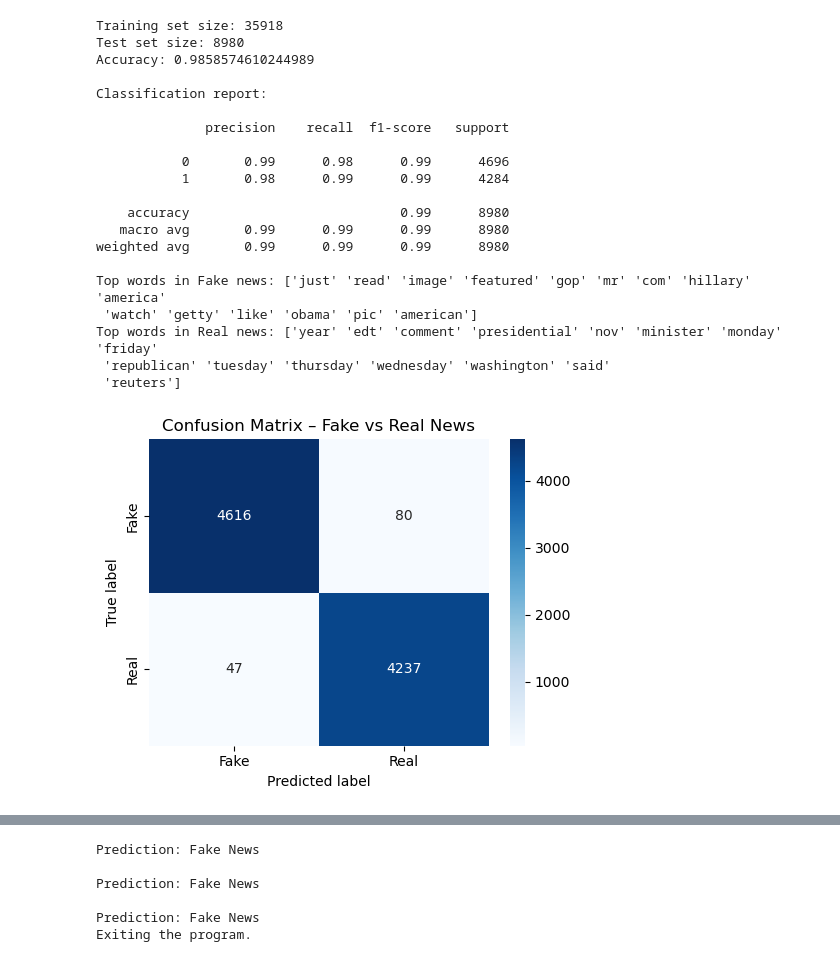
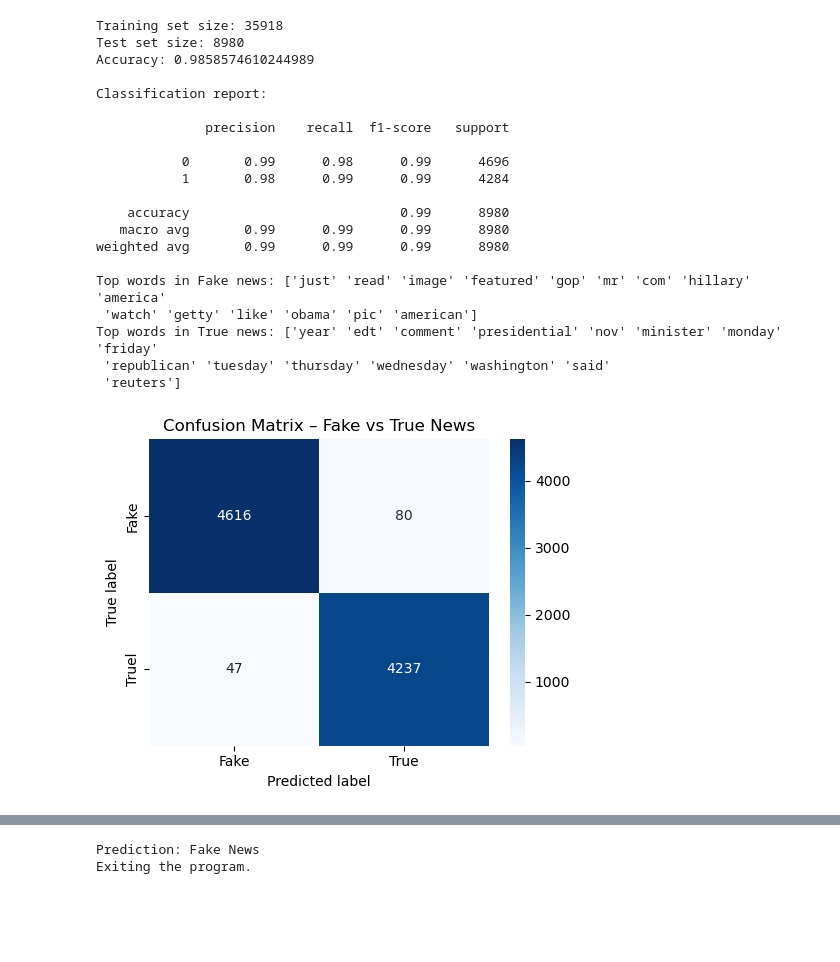
Before and after one commit to rabinsonpyr/Fake-vs-Real-News-Project, a Jupyter notebook: News Classification Logistic Regression.ipynb, the cells around one changed output, grey strips where cells are left out. Cells and saved outputs as stored; diff of their text form; code cells hidden in the pictures; blank space fills up the shorter version.

```diff
--- a/News Classification Logistic Regression.ipynb
+++ b/News Classification Logistic Regression.ipynb
@@ -79,7 +79,7 @@ print("Top words in Fake news:", feature_names[fake_idx])
 
 # Top words for real news (most positive coefficients)
 real_idx = coef.argsort()[-15:]
-print("Top words in Real news:", feature_names[real_idx])
+print("Top words in True news:", feature_names[real_idx])
 
 # Confusion Matrix
 cm = confusion_matrix(y_test, y_pred)
@@ -89,12 +89,12 @@ sns.heatmap(
     annot=True,
     fmt="d",
     cmap="Blues",
-    xticklabels=["Fake", "Real"],
-    yticklabels=["Fake", "Real"]
+    xticklabels=["Fake", "True"],
+    yticklabels=["Fake", "Truel"]
 )
 plt.xlabel("Predicted label")
 plt.ylabel("True label")
-plt.title("Confusion Matrix – Fake vs Real News")
+plt.title("Confusion Matrix – Fake vs True News")
 plt.tight_layout()
 plt.show()
 
@@ -108,7 +108,7 @@ plt.plot(fpr, tpr, color='blue', lw=2, label=f'ROC curve (AUC = {roc_auc:.2f})')
 plt.plot([0, 1], [0, 1], color='gray', lw=1, linestyle='--')
 plt.xlabel('False Positive Rate')
 plt.ylabel('True Positive Rate')
-plt.title('ROC Curve – Fake vs Real News')
+plt.title('ROC Curve – Fake vs True News')
 plt.legend(loc='lower right')
 plt.tight_layout()
 plt.show()
@@ -122,39 +122,35 @@ def predict_news(text_input):
 
 # Interactive user input
 if __name__ == "__main__":
     while True:
         user_input = input("\nEnter a news snippet (or type 'exit' to quit):\n")
         if user_input.lower() == "exit":
             print("Exiting the program.")
             break
         result = predict_news(user_input)
         print(f"\nPrediction: {result}")
 # %% [output]
 Training set size: 35918
 Test set size: 8980
 Accuracy: 0.9858574610244989
 
 Classification report:
 
               precision    recall  f1-score   support
 
            0       0.99      0.98      0.99      4696
            1       0.98      0.99      0.99      4284
 
     accuracy                           0.99      8980
    macro avg       0.99      0.99      0.99      8980
 weighted avg       0.99      0.99      0.99      8980
 
 Top words in Fake news: ['just' 'read' 'image' 'featured' 'gop' 'mr' 'com' 'hillary' 'america'
  'watch' 'getty' 'like' 'obama' 'pic' 'american']
-Top words in Real news: ['year' 'edt' 'comment' 'presidential' 'nov' 'minister' 'monday' 'friday'
+Top words in True news: ['year' 'edt' 'comment' 'presidential' 'nov' 'minister' 'monday' 'friday'
  'republican' 'tuesday' 'thursday' 'wednesday' 'washington' 'said'
  'reuters']
-[figure, old version]
+[figure, new version]
 [figure]
-Prediction: Fake News
-
-Prediction: Fake News
-
 Prediction: Fake News
 Exiting the program.
```
